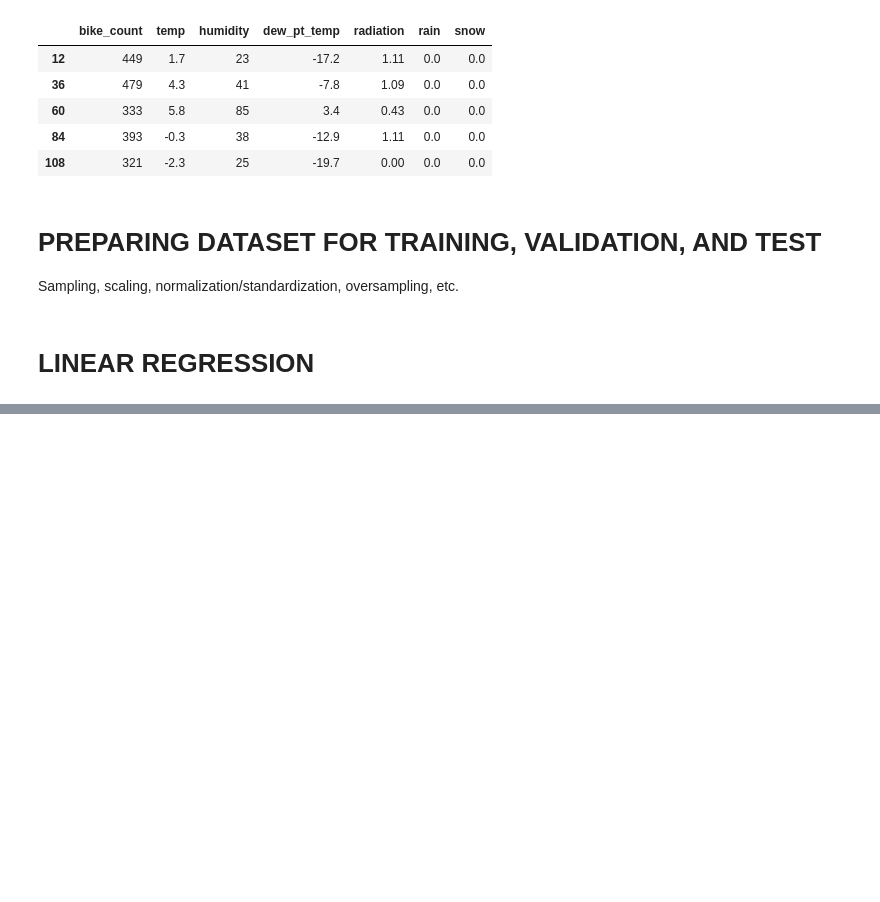
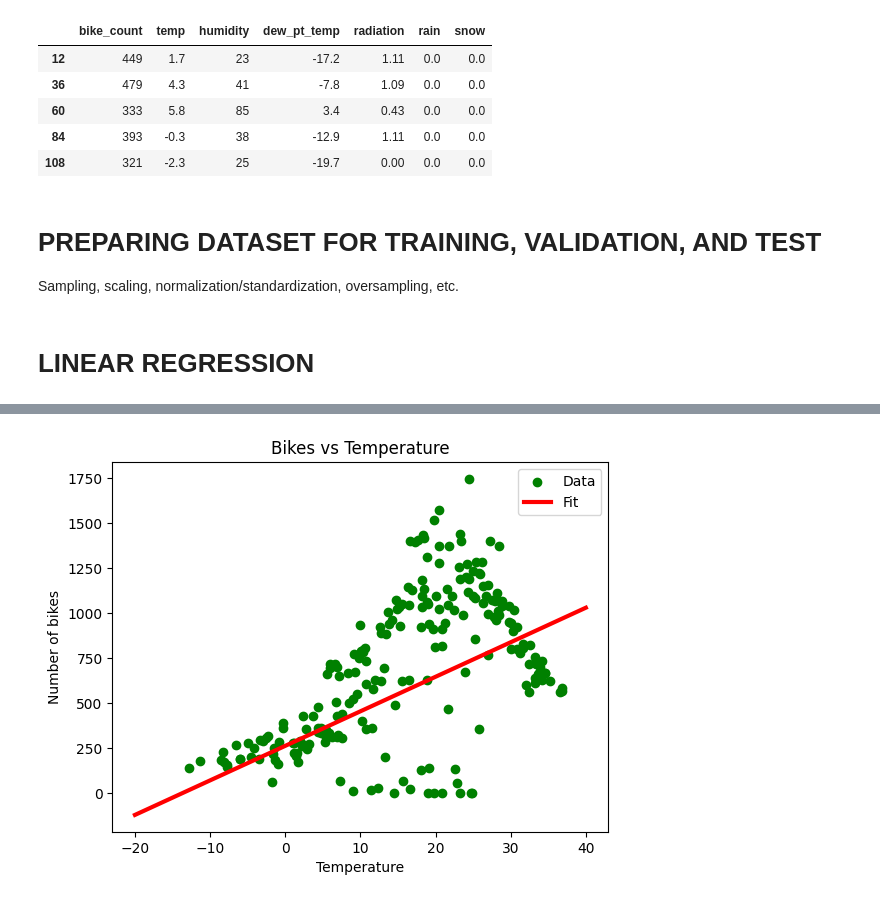
Before and after one commit to luthfiarsd/machinelearning-basic, a Jupyter notebook: regression-seoul_bike.ipynb, the cells around one changed output, grey strips where cells are left out. Saved outputs shown, nothing was run; the diff lists cells and outputs as text; code cells hidden in the pictures; blank space fills up the shorter version.

```diff
--- a/regression-seoul_bike.ipynb
+++ b/regression-seoul_bike.ipynb
@@ -90,0 +240,19 @@ from sklearn.linear_model import LinearRegression
+# %%
+# Scatter the data
+plt.scatter(X_train_temp, y_train_temp, label="Data", color="green")
+
+# Creates a balanced (uniform) series of values from -20 to 40, for a total of 100 values in between
+x = tf.linspace(-20, 40, 100)
+
+# Reshape it into 2D
+x = np.reshape(x, (-1,1))
+
+# Plot the linear regression
+plt.plot(x, temp_1n_model.predict(x), label="Fit", color="red", linewidth=3)
+
+plt.legend()
+plt.xlabel("Temperature")
+plt.ylabel("Number of bikes")
+plt.title("Bikes vs Temperature")
+plt.show()
+# %% [output]
@@ -90,0 +260 @@ from sklearn.linear_model import LinearRegression
+[figure, added]
```
Also changed, not shown: parts of 39 cells of this notebook.
